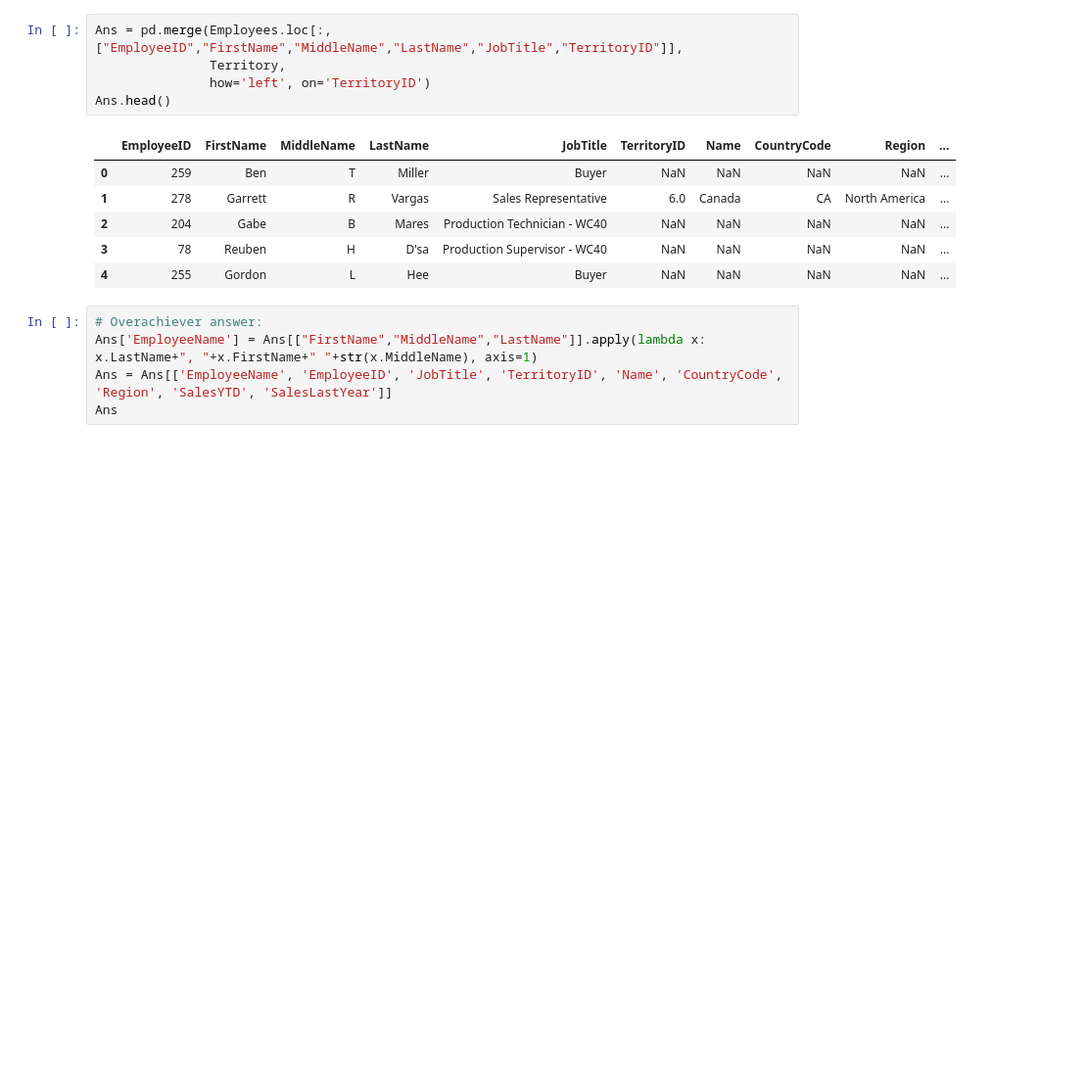
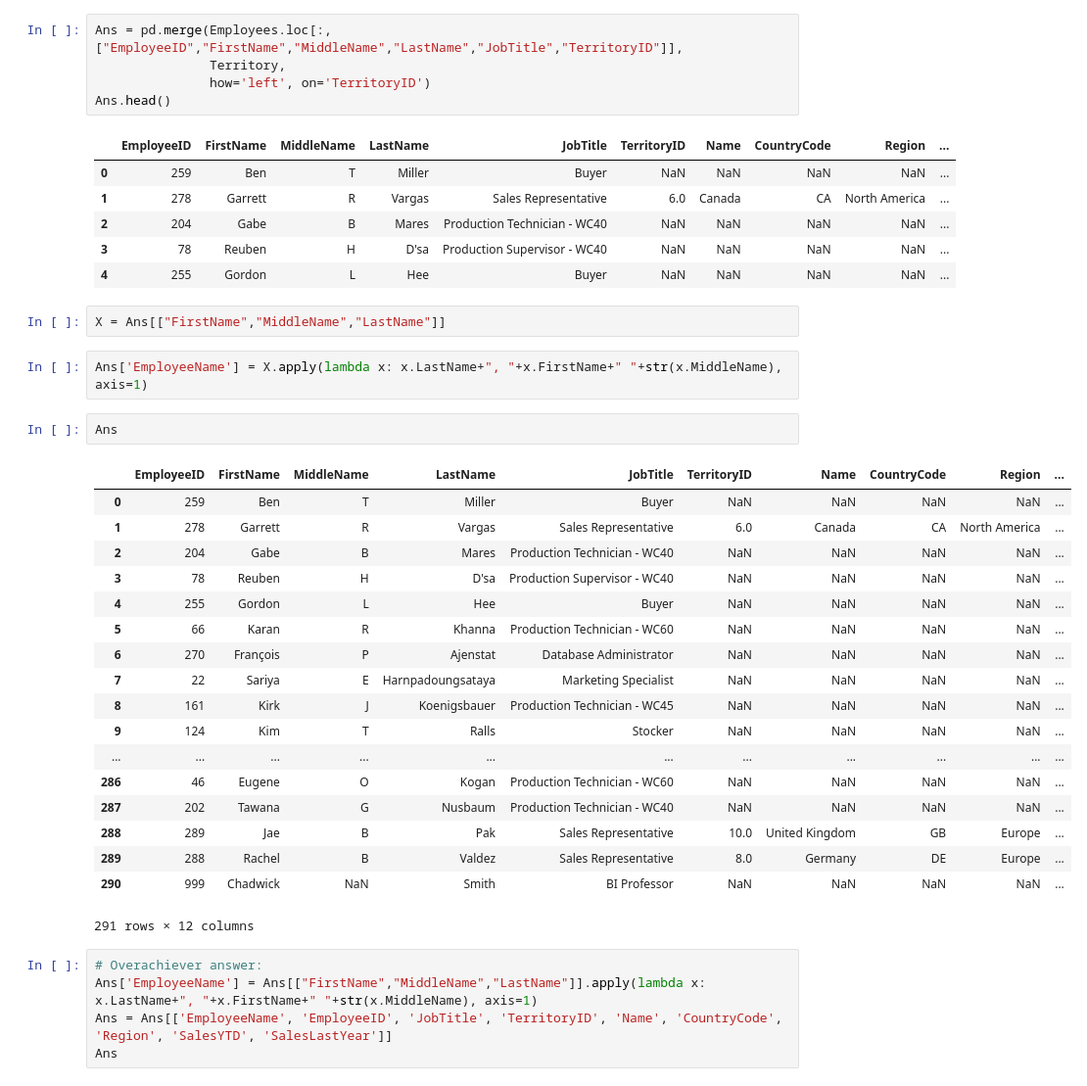
Before and after one commit to squishbug/DataScienceProgramming, a Jupyter notebook: 05-Operating-with-Multiple-Tables/AdvancedTables_orig.ipynb, the cells around one changed output. Shown at 98% size. Cells and saved outputs as stored; diff of their text form; blank space fills up the shorter version.

```diff
--- a/05-Operating-with-Multiple-Tables/AdvancedTables_orig.ipynb
+++ b/05-Operating-with-Multiple-Tables/AdvancedTables_orig.ipynb
@@ -245,6 +266,31 @@ Ans.head()
 | 2 | 204 | Gabe | B | Mares | Production Technician - WC40 | NaN | NaN | NaN | NaN | ... |
 | 3 | 78 | Reuben | H | D'sa | Production Supervisor - WC40 | NaN | NaN | NaN | NaN | ... |
 | 4 | 255 | Gordon | L | Hee | Buyer | NaN | NaN | NaN | NaN | ... |
+# %%
+X = Ans[["FirstName","MiddleName","LastName"]]
+# %%
+Ans['EmployeeName'] = X.apply(lambda x: x.LastName+", "+x.FirstName+" "+str(x.MiddleName), axis=1)
+# %%
+Ans
+# %% [output]
+|  | EmployeeID | FirstName | MiddleName | LastName | JobTitle | TerritoryID | Name | CountryCode | Region | ... |
+| 0 | 259 | Ben | T | Miller | Buyer | NaN | NaN | NaN | NaN | ... |
+| 1 | 278 | Garrett | R | Vargas | Sales Representative | 6.0 | Canada | CA | North America | ... |
+| 2 | 204 | Gabe | B | Mares | Production Technician - WC40 | NaN | NaN | NaN | NaN | ... |
+| 3 | 78 | Reuben | H | D'sa | Production Supervisor - WC40 | NaN | NaN | NaN | NaN | ... |
+| 4 | 255 | Gordon | L | Hee | Buyer | NaN | NaN | NaN | NaN | ... |
+| 5 | 66 | Karan | R | Khanna | Production Technician - WC60 | NaN | NaN | NaN | NaN | ... |
+| 6 | 270 | François | P | Ajenstat | Database Administrator | NaN | NaN | NaN | NaN | ... |
+| 7 | 22 | Sariya | E | Harnpadoungsataya | Marketing Specialist | NaN | NaN | NaN | NaN | ... |
+| 8 | 161 | Kirk | J | Koenigsbauer | Production Technician - WC45 | NaN | NaN | NaN | NaN | ... |
+| 9 | 124 | Kim | T | Ralls | Stocker | NaN | NaN | NaN | NaN | ... |
+| ... | ... | ... | ... | ... | ... | ... | ... | ... | ... | ... |
+| 286 | 46 | Eugene | O | Kogan | Production Technician - WC60 | NaN | NaN | NaN | NaN | ... |
+| 287 | 202 | Tawana | G | Nusbaum | Production Technician - WC40 | NaN | NaN | NaN | NaN | ... |
+| 288 | 289 | Jae | B | Pak | Sales Representative | 10.0 | United Kingdom | GB | Europe | ... |
+| 289 | 288 | Rachel | B | Valdez | Sales Representative | 8.0 | Germany | DE | Europe | ... |
+| 290 | 999 | Chadwick | NaN | Smith | BI Professor | NaN | NaN | NaN | NaN | ... |
+291 rows × 12 columns
 # %%
 # Overachiever answer:
 Ans['EmployeeName'] = Ans[["FirstName","MiddleName","LastName"]].apply(lambda x: x.LastName+", "+x.FirstName+" "+str(x.MiddleName), axis=1)
```
Also changed, not shown: parts of 19 cells of this notebook, 3 other files.
